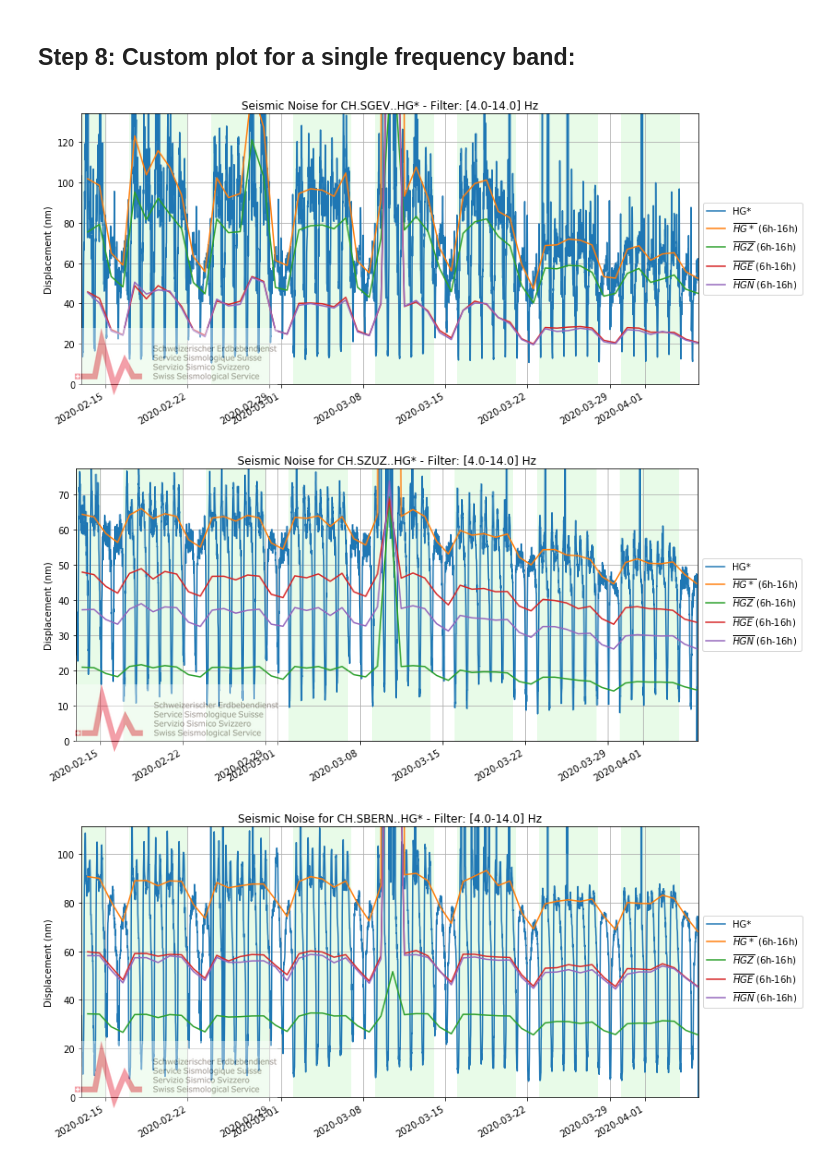
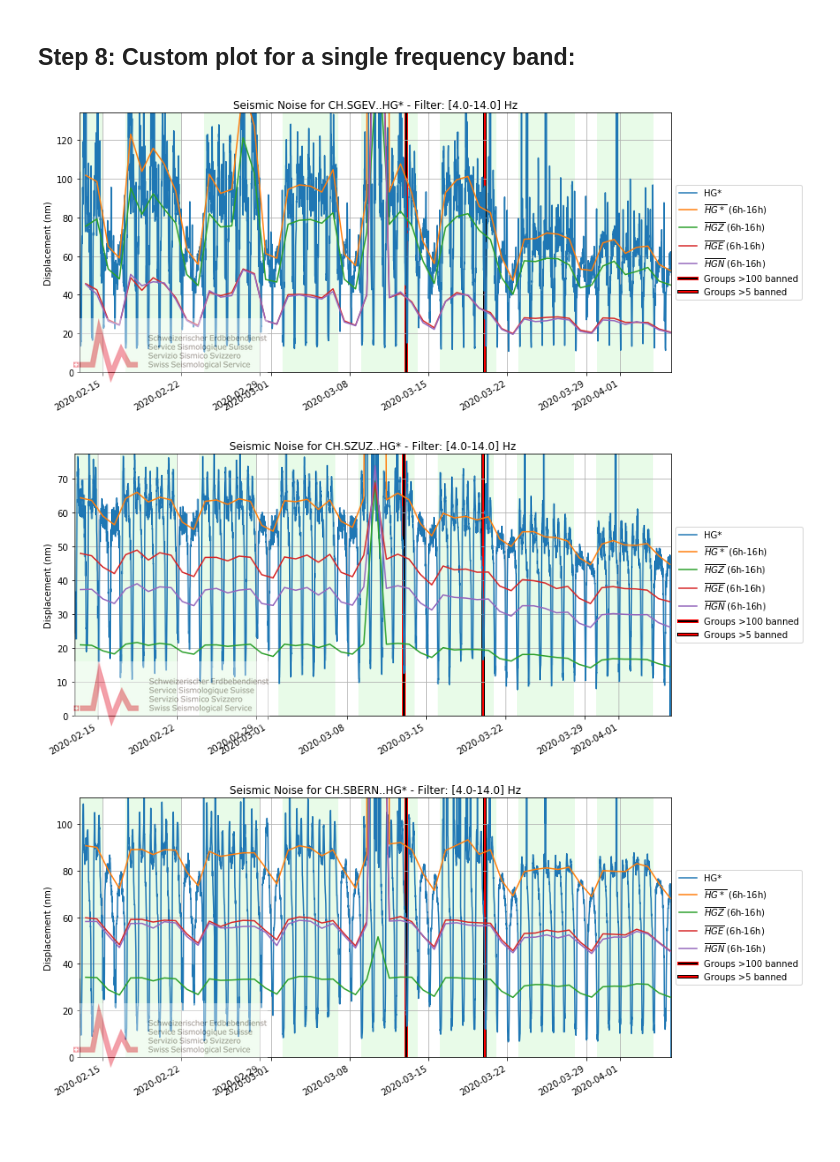
Before and after one commit to ThomasLecocq/SeismoRMS, a Jupyter notebook: FMassinSocialDistancing.ipynb, the cells around one changed output. Drawn from its saved outputs; the diff is of its cells as text; code cells hidden in the pictures; blank space fills up the shorter version.

Commit message:
Name and other little things

```diff
--- a/FMassinSocialDistancing.ipynb
+++ b/FMassinSocialDistancing.ipynb
@@ -38,12 +38,17 @@ start = UTCDateTime("2020-02-13")
 end = UTCDateTime() # means "now"
 
 network = "CH"
-station = "SBERN,SZUZ,SGEV"
+station = "SBERN,SZUZ,SGEV"#,SLOP,SUSI,SEPFL,SBAM2," # Urban stations
+#station = "SEPFL,SMOE,SBUL,SIEB,SIZS,SLENK,SMEIS,SARD,SBJN,SCHAT,SEFS," # School stations, change on 1rst ban?
+#station = "SCRM,SALTS,SBAS,SBRS,SCHS,SDES,SSTS,SWIS," # Hospital stations, less of a decrease than others ?
+#station = "NALPS,JAUN,BRANT,FUORN" # Good free field stations, nothing?
+#station = "BERNI,SIMPL," # Alpine mountain passes, people traveling on the weekend,?
 location = ""
 channel = "HG*"
 
 data_provider = "ETH"
 logo = plt.imread('https://upload.wikimedia.org/wikipedia/commons/thumb/4/44/Logo_SED_2014.png/220px-Logo_SED_2014.png')
+bans = {"2020-03-13":'Groups >100 banned', "2020-03-20":'Groups >5 banned'}
 # %% [markdown]
 ## Step 3: Download the seismic waveform data
 
@@ -227,6 +211,7 @@ CH.SZUZ..HGZ  rms done.
 ## Step 8: Custom plot for a single frequency band:
 # %%
 band = "4.0-14.0"
+import matplotlib.patheffects as pe
 
 for channelcode in list(set([k[:-1] for k in displacement_RMS])):
     fig = plt.figure(figsize=(12,6))
@@ -255,33 +240,43 @@ for channelcode in list(set([k[:-1] for k in displacement_RMS])):
     for i,data in enumerate([d, Z, E, N]):
         rs = data.copy().between_time("6:00", "16:00")
         rs = rs.resample("1D" ).median().tshift(12, "H")
         plt.plot(rs.index, rs,
                  label="$\overline{%s}$ (6h-16h)"%codes[i])#, c='purple')
 
 
 
     # Get normal business days and set their background color to green
     db = pd.bdate_range(start.datetime, end.datetime)
     for dbi in db:
         plt.axvspan(dbi, dbi+datetime.timedelta(days=1),
                     facecolor='lightgreen', edgecolor="none",
                     alpha=0.2, zorder=-10)
 
     scale = 1e9
     plt.ylim(0,np.percentile(d,95)*1.1)
     ticks = ticker.FuncFormatter(lambda x, pos: "{0:g}".format(x*scale))
     plt.gca().yaxis.set_major_formatter(ticks)
     plt.ylabel("Displacement (nm)")
 
     plt.title('Seismic Noise for %s - Filter: [%s] Hz' % (channelcode+'*',
                                                           band))
     plt.xlim(d.index.min(), d.index.max())
     fig.autofmt_xdate()
     plt.grid(True, zorder=-1)
     plt.gca().set_axisbelow(True)
+    for iban,ban in enumerate(bans.keys()):
+        plt.axvline(UTCDateTime(ban).datetime,
+                    color='r',
+                    linewidth=2,
+                    linestyle=['-', '--', '-.', ':'][iban],
+                    path_effects=[pe.withStroke(linewidth=4, foreground="k")],
+                    zorder=-9,
+                    label=bans[b])
     plt.legend(loc='center left', bbox_to_anchor=(1, 0.5))
     plt.show()
+    fig.savefig(channelcode+".pdf",bbox_inches='tight')
+    fig.savefig(channelcode+".png",bbox_inches='tight')
 # %% [output]
-[figure, old version]
+[figure, new version]
-[figure, old version]
+[figure, new version]
-[figure, old version]
+[figure, new version]
```
Also changed, not shown: parts of 4 cells of this notebook, 1 other file.
